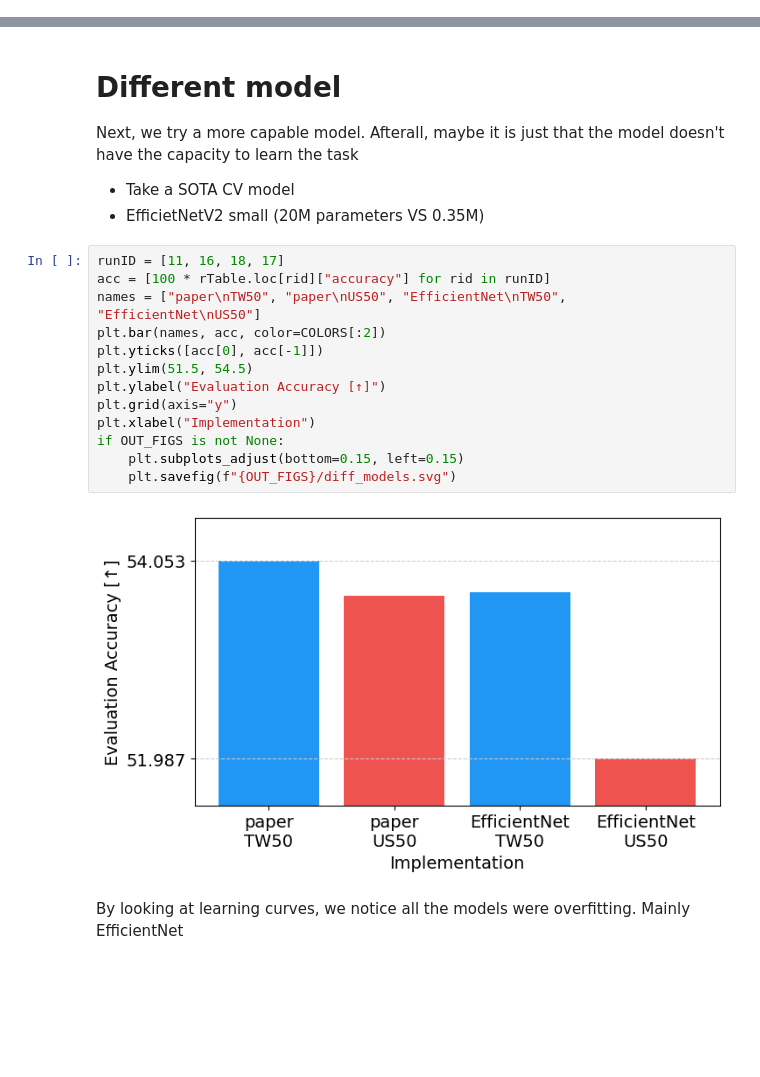
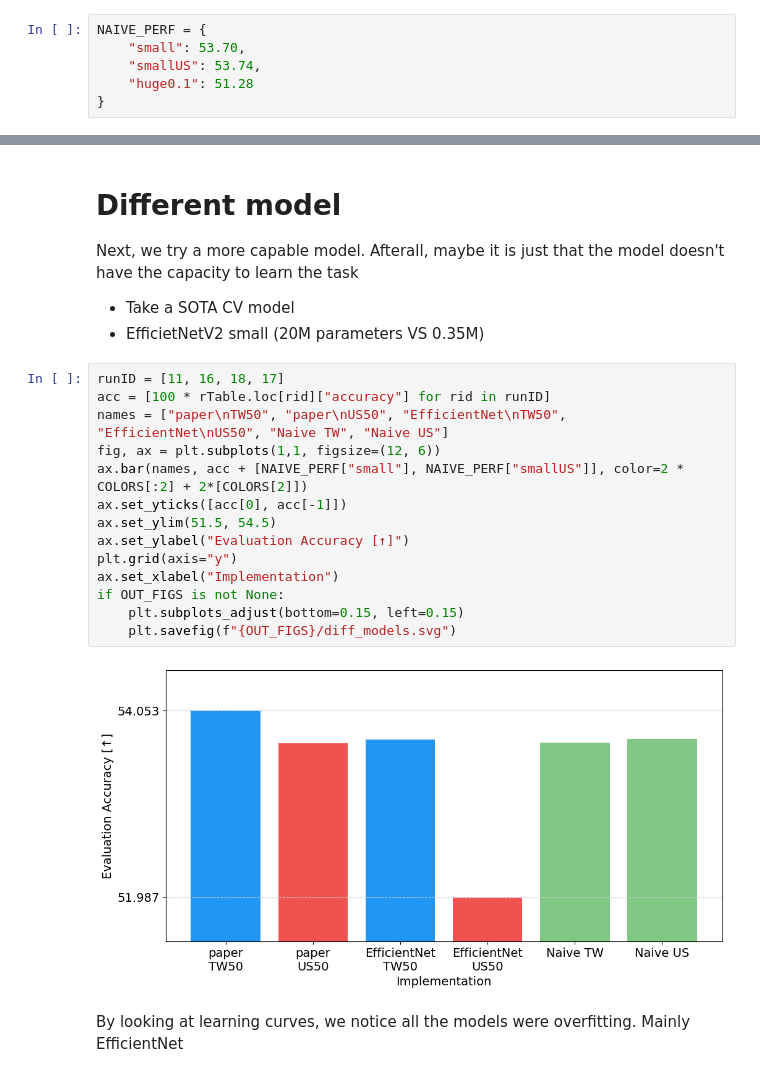
Before and after one commit to anthol42/MLSP-final_project, a Jupyter notebook: deep/notebooks/ablation.ipynb, the cells around one changed output, grey strips where cells are left out. Drawn from its saved outputs; the diff is of its cells as text; blank space fills up the shorter version.

Commit message:
Feat(Naive perf): Now can get naive performances

```diff
--- a/deep/notebooks/ablation.ipynb
+++ b/deep/notebooks/ablation.ipynb
@@ -48,2 +48,8 @@ rTable
+# %%
+NAIVE_PERF = {
+    "small": 53.70,
+    "smallUS": 53.74,
+    "huge0.1": 51.28
+}
 # %% [markdown]
 # TODO
@@ -200,18 +206,19 @@ Next, we try a more capable model. Afterall, maybe it is just that the model doe
 # %%
 runID = [11, 16, 18, 17]
 acc = [100 * rTable.loc[rid]["accuracy"] for rid in runID]
-names = ["paper\nTW50", "paper\nUS50", "EfficientNet\nTW50", "EfficientNet\nUS50"]
-plt.bar(names, acc, color=COLORS[:2])
-plt.yticks([acc[0], acc[-1]])
-plt.ylim(51.5, 54.5)
-plt.ylabel("Evaluation Accuracy [↑]")
+names = ["paper\nTW50", "paper\nUS50", "EfficientNet\nTW50", "EfficientNet\nUS50", "Naive TW", "Naive US"]
+fig, ax = plt.subplots(1,1, figsize=(12, 6))
+ax.bar(names, acc + [NAIVE_PERF["small"], NAIVE_PERF["smallUS"]], color=2 * COLORS[:2] + 2*[COLORS[2]])
+ax.set_yticks([acc[0], acc[-1]])
+ax.set_ylim(51.5, 54.5)
+ax.set_ylabel("Evaluation Accuracy [↑]")
 plt.grid(axis="y")
-plt.xlabel("Implementation")
+ax.set_xlabel("Implementation")
 if OUT_FIGS is not None:
     plt.subplots_adjust(bottom=0.15, left=0.15)
     plt.savefig(f"{OUT_FIGS}/diff_models.svg")
 # %% [output]
-[figure, old version]
+[figure, new version]
 # %% [markdown]
 By looking at learning curves, we notice all the models were overfitting. Mainly EfficientNet
 # %% [markdown]
```
Also changed, not shown: parts of 6 cells of this notebook, 1 other file.
